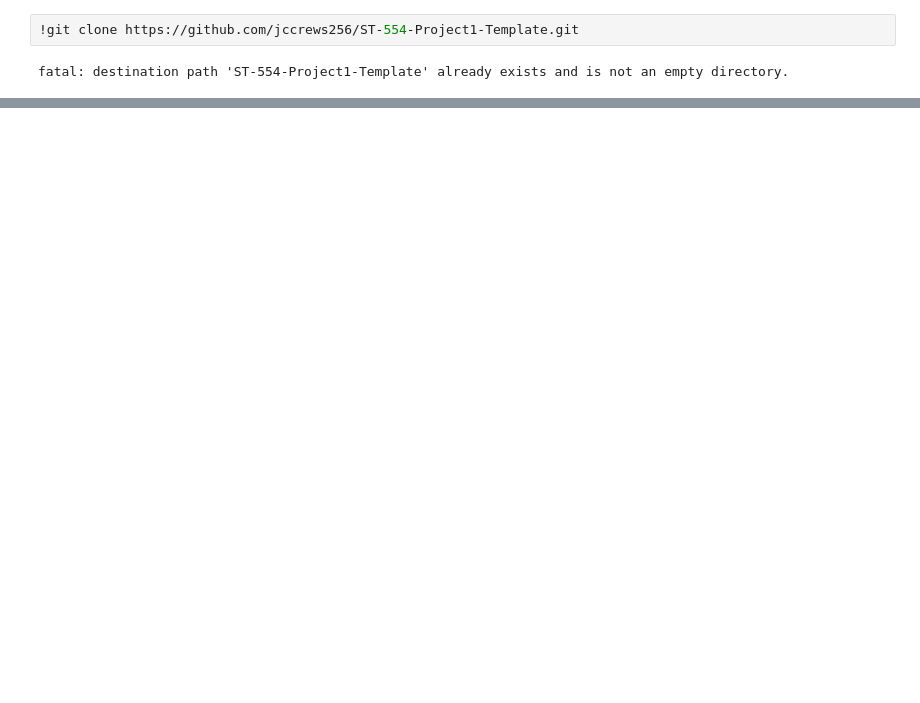
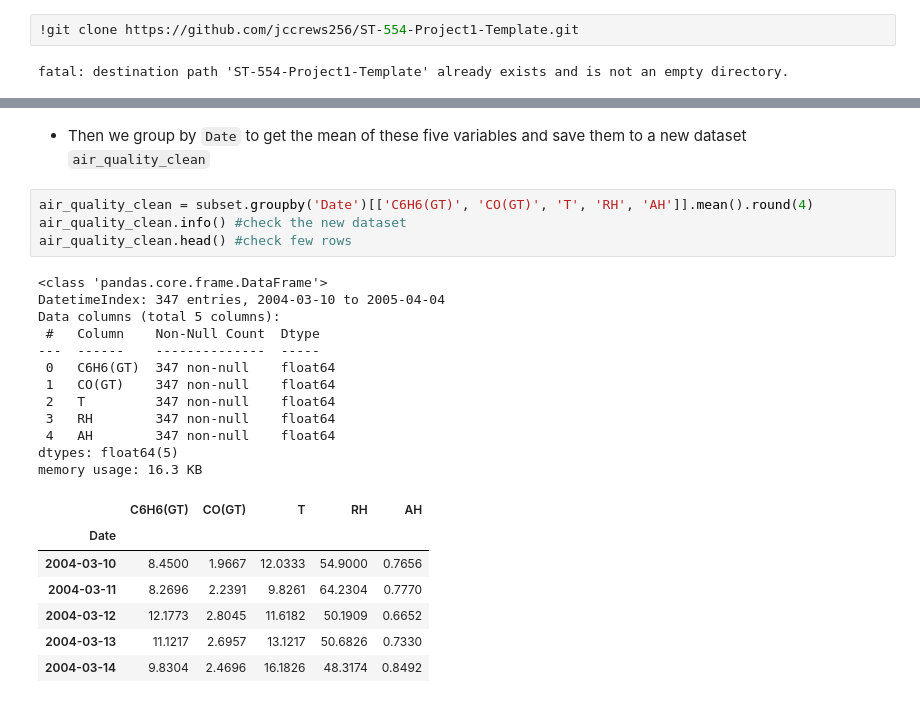
Before and after one commit to jccrews256/ST-554-Project1-Template, a Jupyter notebook: Task3/Task3.ipynb, the cells around one changed output, grey strips where cells are left out. Saved outputs shown, nothing was run; the diff lists cells and outputs as text; blank space fills up the shorter version.

```diff
--- a/Task3/Task3.ipynb
+++ b/Task3/Task3.ipynb
@@ -63,0 +111,26 @@ print(air_quality.variables)
+# %% [markdown]
+- Then we group by `Date` to get the mean of these five variables and save them to a new dataset `air_quality_clean`
+# %%
+air_quality_clean = subset.groupby('Date')[['C6H6(GT)', 'CO(GT)', 'T', 'RH', 'AH']].mean().round(4)
+air_quality_clean.info() #check the new dataset
+air_quality_clean.head() #check few rows
+# %% [output]
+<class 'pandas.core.frame.DataFrame'>
+DatetimeIndex: 347 entries, 2004-03-10 to 2005-04-04
+Data columns (total 5 columns):
+ #   Column    Non-Null Count  Dtype
+---  ------    --------------  -----
+ 0   C6H6(GT)  347 non-null    float64
+ 1   CO(GT)    347 non-null    float64
+ 2   T         347 non-null    float64
+ 3   RH        347 non-null    float64
+ 4   AH        347 non-null    float64
+dtypes: float64(5)
+memory usage: 16.3 KB
+|  | C6H6(GT) | CO(GT) | T | RH | AH |
+| Date |  |  |  |  |  |
+| 2004-03-10 | 8.4500 | 1.9667 | 12.0333 | 54.9000 | 0.7656 |
+| 2004-03-11 | 8.2696 | 2.2391 | 9.8261 | 64.2304 | 0.7770 |
+| 2004-03-12 | 12.1773 | 2.8045 | 11.6182 | 50.1909 | 0.6652 |
+| 2004-03-13 | 11.1217 | 2.6957 | 13.1217 | 50.6826 | 0.7330 |
+| 2004-03-14 | 9.8304 | 2.4696 | 16.1826 | 48.3174 | 0.8492 |
```
Also changed, not shown: parts of 14 cells of this notebook.
